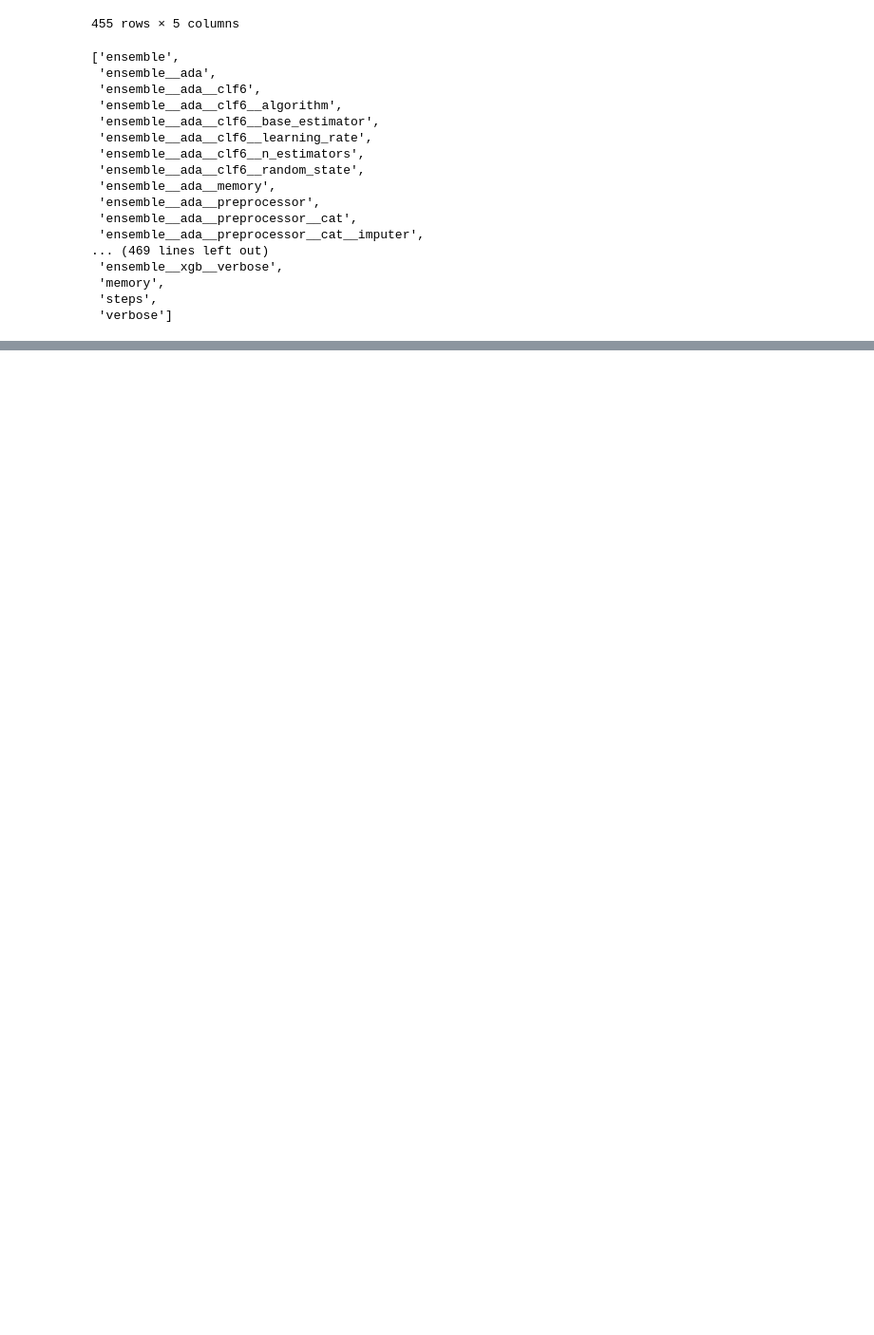
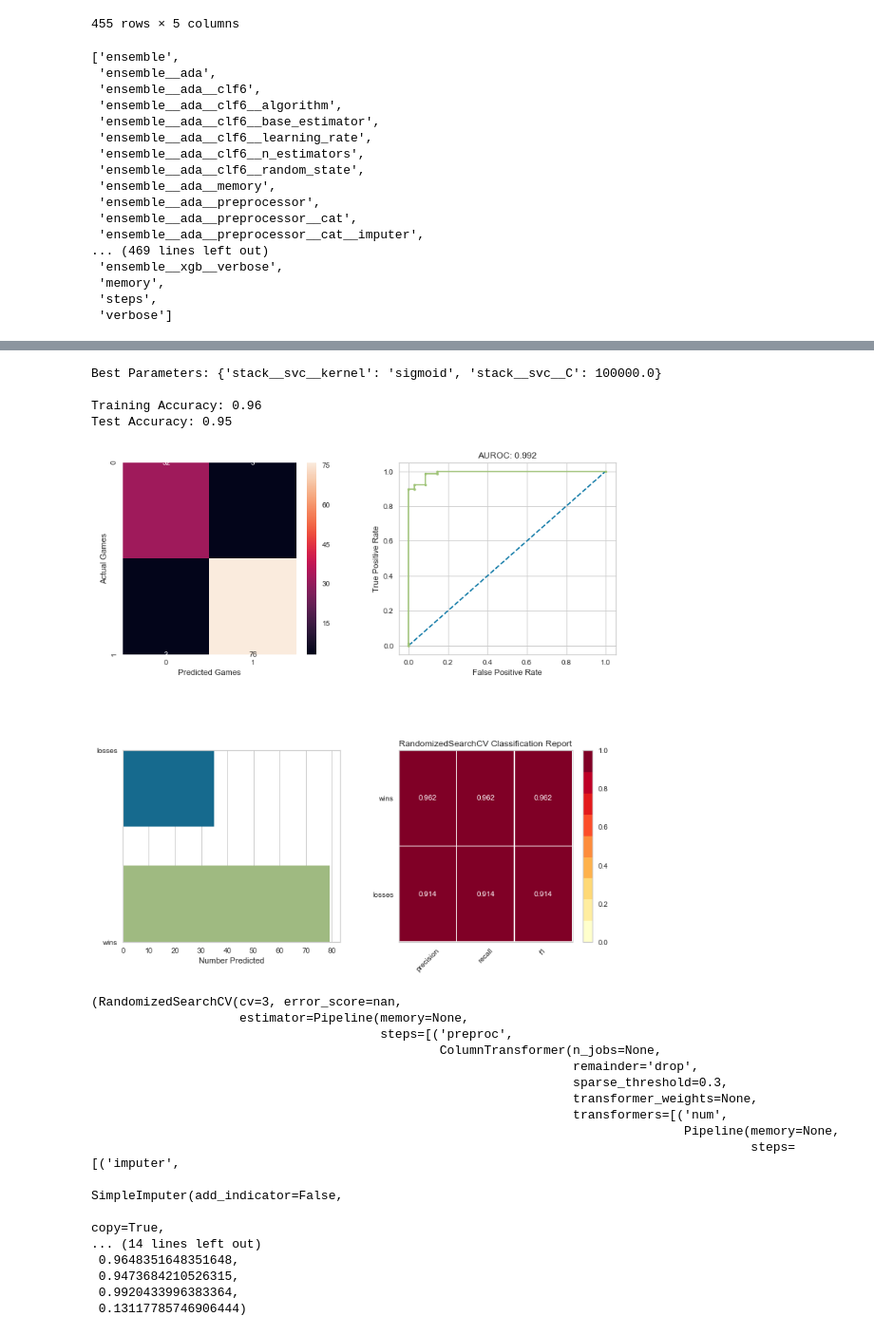
Before and after one commit to Ryan-Kinsella/Kaggle-NCAA-ML-Competition-2020, a Jupyter notebook: Ryan/Ensemble.ipynb, the cells around one changed output, grey strips where cells are left out. Shown at 95% size. Saved outputs shown, nothing was run; the diff lists cells and outputs as text; code cells hidden in the pictures; blank space fills up the shorter version.

```diff
--- a/Ryan/Ensemble.ipynb
+++ b/Ryan/Ensemble.ipynb
@@ -332,0 +271,15 @@ search.cv_results_
+# %%
+classifiers = [
+    ('svc',  SVC(probability=True)       ),
+    ('rdf' , RandomForestClassifier()    ),
+    ('lgr' , LogisticRegression()        ),
+    ('mlp',  MLPClassifier()             ),
+    ('gau',  GaussianNB()                ),
+    ('ada',  AdaBoostClassifier()        ),
+    ('gbt',  GradientBoostingClassifier()),
+    ('xgb',  XGBClassifier()             )
+    ]
+
+from sklearn.ensemble import StackingClassifier
+stack_clf = StackingClassifier(estimators=classifiers, final_estimator=LogisticRegression())
+pipe_stack_clf = Pipeline(steps=[('preproc', preprocessor), ('stack', stack_clf)])
@@ -332,0 +306,59 @@ search.cv_results_
+# %%
+pipe_stack_clf_params=[
+    { # SVC
+        'stack__svc__kernel': ['rbf', 'linear', 'sigmoid'],
+        'stack__svc__C': np.logspace(start=-10, stop=10, num=21) # default 1.0
+    },
+    { # RandomForestClassifier
+        'stack__rdf__n_estimators': np.array(np.linspace(100,200,10, endpoint=True) , dtype=np.int32), # default 100
+        'stack__rdf__max_features': ['sqrt', 'log2'] # The lower the greater the reduction of variance, but also the greater the increase in bias.
+    },
+    { # LogisticRegression
+        'stack__lgr__C': np.logspace(start=-10, stop=10, num=21),
+        'stack__lgr__penalty': ['none', 'l2']
+    },
+    { # Neural network multi-layered perceptron, MLPClassifier
+        'stack__mlp__hidden_layer_sizes': tuple(map(tuple, np.random.randint(low=5, high=20, size=(10, 3)))) # from 5-20 nodes per 3 layers, 10 iterations
+    },
+    { # GaussianNB
+        'stack__gau__var_smoothing': [1e-8, 1e-9, 1e-10]
+    },
+    { # AdaBoostClassifier
+        'stack__ada__n_estimators': np.array(np.linspace(100,200,10, endpoint=True) , dtype=np.int32), # default 100
+        'stack__ada__learning_rate': np.linspace(0.5, 1.5, 10, endpoint=True) # default 1.0
+    },
+    { # GradientBoostingClassifier
+        'stack__gbt__n_estimators': np.array(np.linspace(100,200,10, endpoint=True) , dtype=np.int32), # default 100
+        'stack__gbt__learning_rate': np.linspace(0.02, 0.18, 9, endpoint=True) # default 0.1
+    },
+    { # XGBClassifier
+#     'clf__learning_rate': np.logspace(start=0.01, stop=0.2, num=10, endpoint = True), # see last example in np.logspace documentation
+        'stack__xgb__max_depth': [2,3,4,5],
+        'stack__xgb__booster': ['gbtree', 'gblinear', 'dart']
+    }
+]
+# print(search, train_accuracy, test_accuracy, auc, logloss)
+clfy_report_ensemble(pipe_stack_clf, X_train, X_test, y_train, y_test, pipe_stack_clf_params, cv=3)
+# %% [output]
+Best Parameters: {'stack__svc__kernel': 'sigmoid', 'stack__svc__C': 100000.0}
+
+Training Accuracy: 0.96
+Test Accuracy: 0.95
+[figure, added]
+(RandomizedSearchCV(cv=3, error_score=nan,
+                    estimator=Pipeline(memory=None,
+                                       steps=[('preproc',
+                                               ColumnTransformer(n_jobs=None,
+                                                                 remainder='drop',
+                                                                 sparse_threshold=0.3,
+                                                                 transformer_weights=None,
+                                                                 transformers=[('num',
+                                                                                Pipeline(memory=None,
+                                                                                         steps=[('imputer',
+                                                                                                 SimpleImputer(add_indicator=False,
+                                                                                                               copy=True,
+... (14 lines left out)
+ 0.9648351648351648,
+ 0.9473684210526315,
+ 0.9920433996383364,
+ 0.13117785746906444)
```
Also changed, not shown: parts of 11 cells of this notebook.
